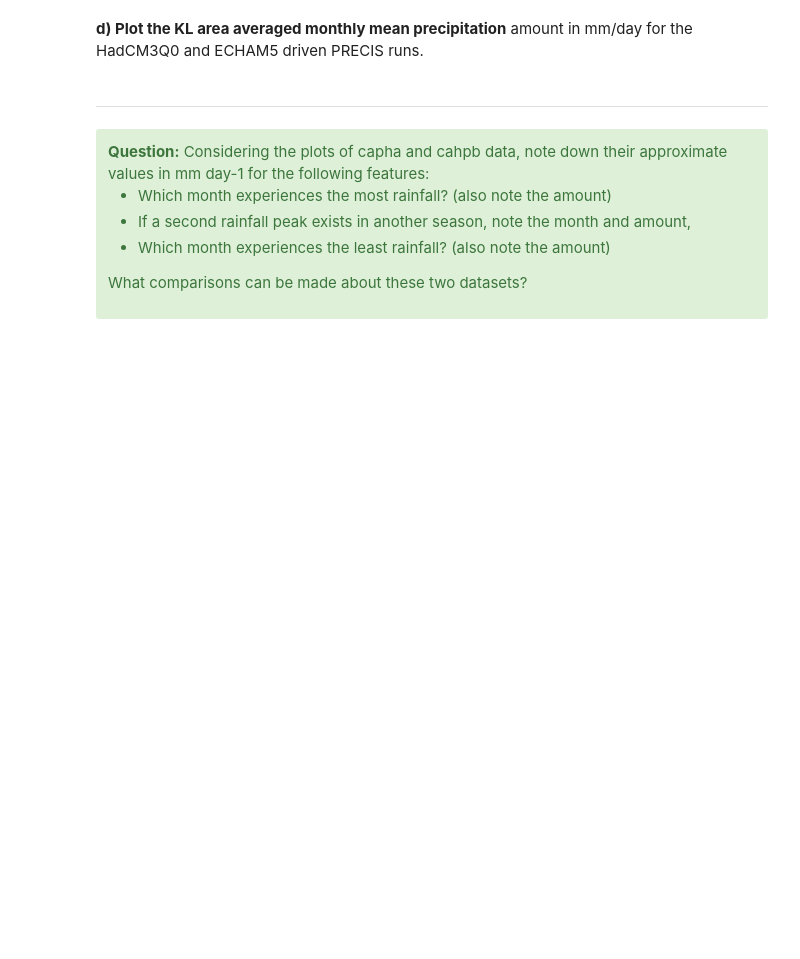
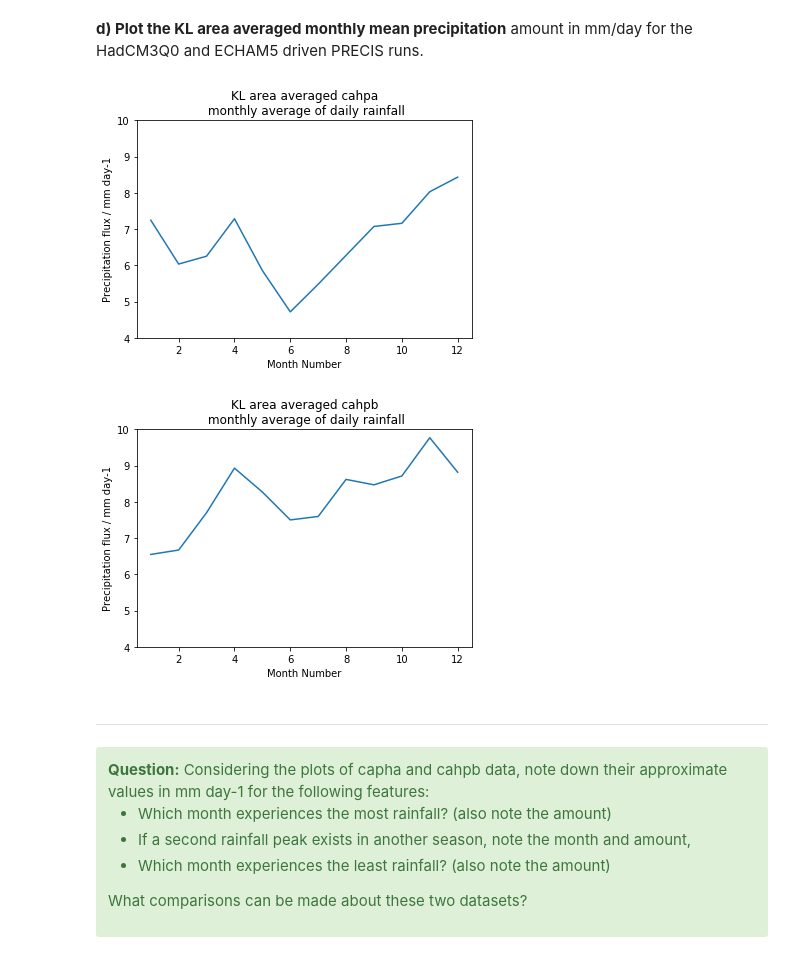
Before and after one commit to MetOffice/PyPRECIS, a Jupyter notebook: notebooks/worksheet3.ipynb, the cells around one changed output. Drawn from its saved outputs; the diff is of its cells as text; code cells hidden in the pictures; blank space fills up the shorter version.

```diff
--- a/notebooks/worksheet3.ipynb
+++ b/notebooks/worksheet3.ipynb
@@ -44,13 +44,13 @@ DATADIR = '/project/precis/worksheets/data/'
 indir = os.path.join(DATADIR, 'climatology')
 
 # load cahpa model data
-cahpa_cube = iris.load_cube(indir + '/cahpa.OND.mean.baseline.pr.mmday-1.nc')
+cahpa_cube = iris.load_cube(indir + '/cahpa.OND.mean.1961_1990.pr.mmday-1.nc')
 
 # load cahpb model data
-cahpb_cube = iris.load_cube(indir + '/cahpb.OND.mean.baseline.pr.mmday-1.nc')
+cahpb_cube = iris.load_cube(indir + '/cahpb.OND.mean.1961_1990.pr.mmday-1.nc')
 
 # load APHRODITE data
-obs_cube   = iris.load_cube(indir + '/aphro.OND.mean.baseline.pr.mmday-1.nc')
+obs_cube   = iris.load_cube(indir + '/aphro.OND.mean.1961_1990.pr.mmday-1.nc')
 # %% [markdown]
 <a id='3.1'></a>
 ## 3.1 Region extraction
@@ -83,7 +85,7 @@ Run the code block below to extract the specified lat, lon coordinates from the
 obs_cube_KL = obs_cube.intersection(latitude=lat, longitude=lon)
 
 # save the constrained cube to directory
-outfile = os.path.join(DATADIR, 'APHRODITE', 'aphro.pm.6190.KL.nc')
+outfile = os.path.join(DATADIR, 'APHRODITE', 'aphro.mon.1961_1990.KL.nc')
 iris.save(obs_cube_KL, outfile)
 # %% [markdown]
 <div class="alert alert-block alert-info">
@@ -120,7 +122,7 @@ Now we can run the code below to constrain the cahpa and cahpb data to Kuala Lum
 
 for jobid in ['cahpa', 'cahpb']:
     # Directory name where data are read from and stored to
-    infile = os.path.join(DATADIR, 'netcdf', jobid, jobid + '.pm.1981_1983.pr.norim.mmday-1.nc')
+    infile = os.path.join(DATADIR, 'historical', jobid + '.mon.1961_1990.pr.rr.mmday-1.nc')
 
     # Load the baseline precipitation data using the KL_constraint - the command below
     # loads the data into a cube constrained by the area chosen
@@ -130,7 +132,7 @@ for jobid in ['cahpa', 'cahpb']:
                                 grid_latitude=rotated_lats)
 
     # save the constrained cube
-    outfile = os.path.join(DATADIR, 'netcdf', jobid, jobid + '.pm.1981_1983.pr.norim.mmday-1.KL.nc')
+    outfile = os.path.join(DATADIR, 'historical', jobid + '.mon.1961_1990.pr.rr.mmday-1.KL.nc')
     iris.save(data_KL, outfile)
 # %% [markdown]
 ---
@@ -152,7 +154,7 @@ Average over a given area (e.g KL) to calculate multi-annual monthly mean values
 # %%
 for jobid in ['cahpa', 'cahpb']:
     # Set up the path to the data
-    infile = os.path.join(DATADIR, 'netcdf', jobid, jobid + '.pm.1981_1983.pr.norim.mmday-1.KL.nc')
+    infile = os.path.join(DATADIR, 'historical', jobid + '.mon.1961_1990.pr.rr.mmday-1.KL.nc')
 
     # Load the data extracted around Kuala Lumpur created in previous step
     data = iris.load_cube(infile)
@@ -163,9 +165,13 @@ for jobid in ['cahpa', 'cahpb']:
     # Calculate monthly mean values
     monthly_mean = data.aggregated_by(['month_number'], iris.analysis.MEAN)
 
+    # Find latitude weights
+    monthly_mean.coord('grid_longitude').guess_bounds()
+    monthly_mean.coord('grid_latitude').guess_bounds()
+    grid_areas = iris.analysis.cartography.area_weights(monthly_mean)
     # Calculate area averaged monthly mean rainfall
-    monthly_mean = monthly_mean.collapsed(['grid_longitude', 'grid_latitude'], iris.analysis.MEAN)
+    monthly_mean = monthly_mean.collapsed(['grid_longitude', 'grid_latitude'], iris.analysis.MEAN, weights=grid_areas)
 
     # Save the area averaged monthly mean data
-    outfile = os.path.join(DATADIR, 'climatology', jobid + '.monmean.1981_1983.pr.norim.mmday-1.KL.nc')
+    outfile = os.path.join(DATADIR, 'climatology', jobid + '.mon.mean.1961_1990.pr.rr.mmday-1.KL.nc')
     iris.save(monthly_mean, outfile)
@@ -174,16 +186,20 @@ for jobid in ['cahpa', 'cahpb']:
 # %%
 for jobid in ['cahpa', 'cahpb']:
     # Load the model cube
-    inpath = os.path.join(DATADIR, 'climatology', jobid + '.monmean.1981_1983.pr.norim.mmday-1.KL.nc')
+    inpath = os.path.join(DATADIR, 'climatology', jobid + '.mon.mean.1961_1990.pr.rr.mmday-1.KL.nc')
     cube = iris.load_cube(inpath)
 
     # Quick line plot for each cube
     qplt.plot(cube.coord('month_number'), cube, label=jobid)
-    plt.title('KL area averaged ' + jobid + ' monthly\n average of daily rainfall')
+    plt.title('KL area averaged ' + jobid + '\n monthly average of daily rainfall')
     ax = plt.gca()
     ax.xaxis.set_label_text('Month Number')
     ax.set_xlim(0.5, 12.5)
+    ax.set_ylim(4, 10)
     plt.show()
+# %% [output]
+[figure, added]
+[figure, added]
 # %% [markdown]
 ---
 <div class="alert alert-block alert-success">
```
Also changed, not shown: parts of 18 cells of this notebook.
